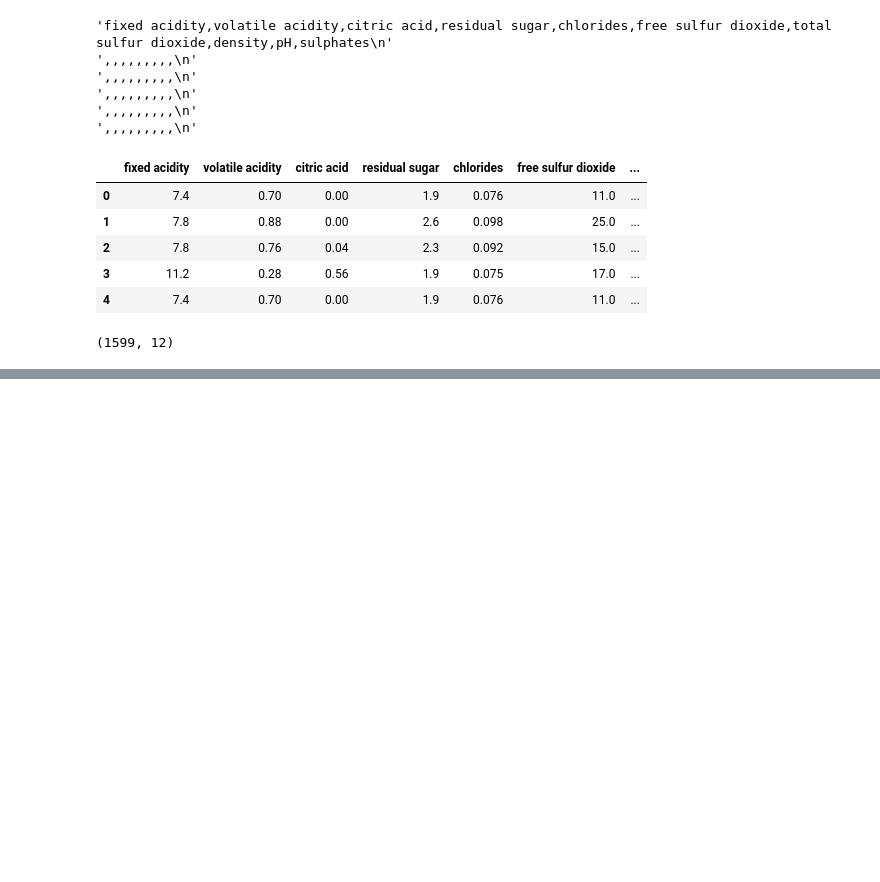
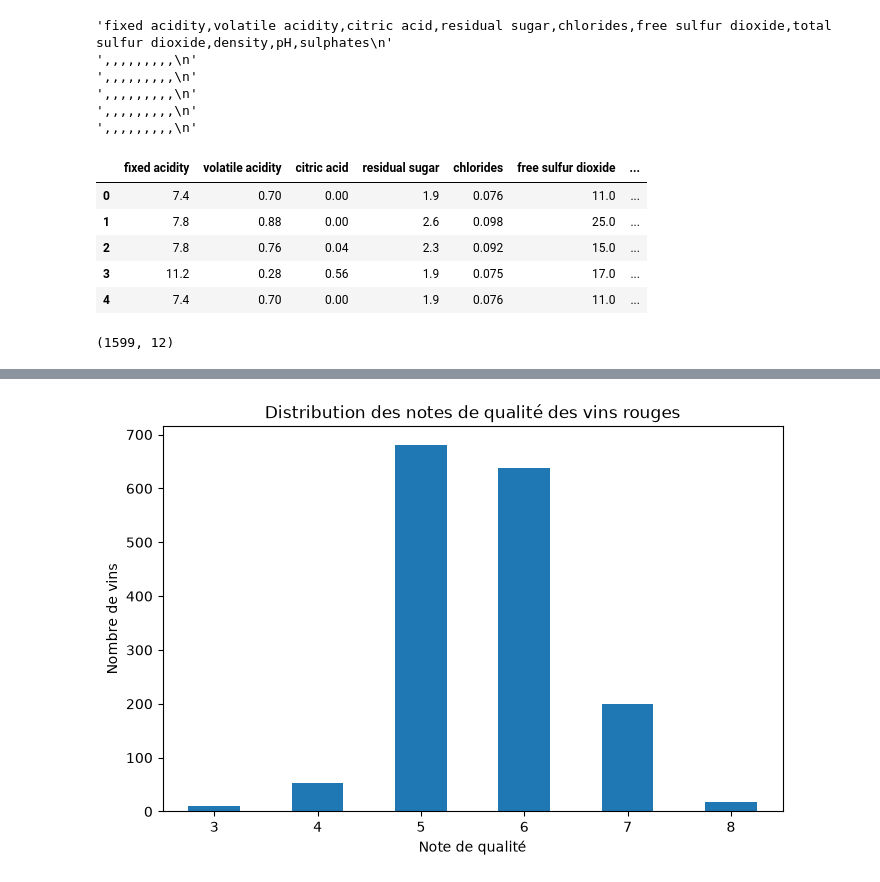
Before and after one commit to LuccaFaccin/red-wine-quality-ml, a Jupyter notebook: notebooks/01_exploratory_analysis.ipynb, the cells around one changed output, grey strips where cells are left out. Drawn from its saved outputs; the diff is of its cells as text; code cells hidden in the pictures; blank space fills up the shorter version.

```diff
--- a/notebooks/01_exploratory_analysis.ipynb
+++ b/notebooks/01_exploratory_analysis.ipynb
@@ -51,0 +134,16 @@ git status
+# %%
+import matplotlib.pyplot as plt
+
+# Distribution des notes de qualité
+df["quality"].value_counts().sort_index().plot(
+    kind="bar",
+    figsize=(8, 5)
+)
+
+plt.title("Distribution des notes de qualité des vins rouges")
+plt.xlabel("Note de qualité")
+plt.ylabel("Nombre de vins")
+plt.xticks(rotation=0)
+plt.show()
+# %% [output]
+[figure, added]
```
Also changed, not shown: parts of 20 cells of this notebook.
